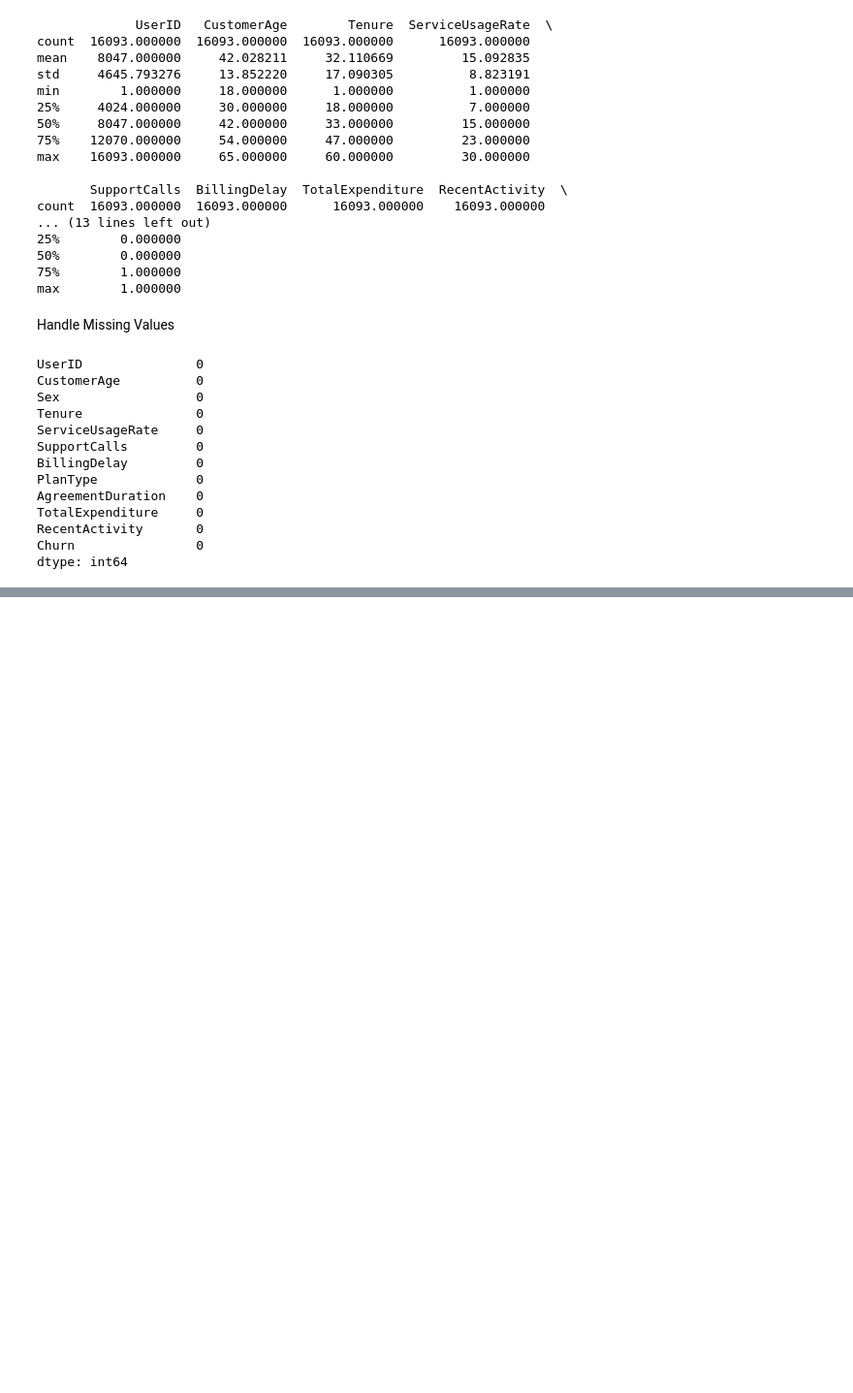
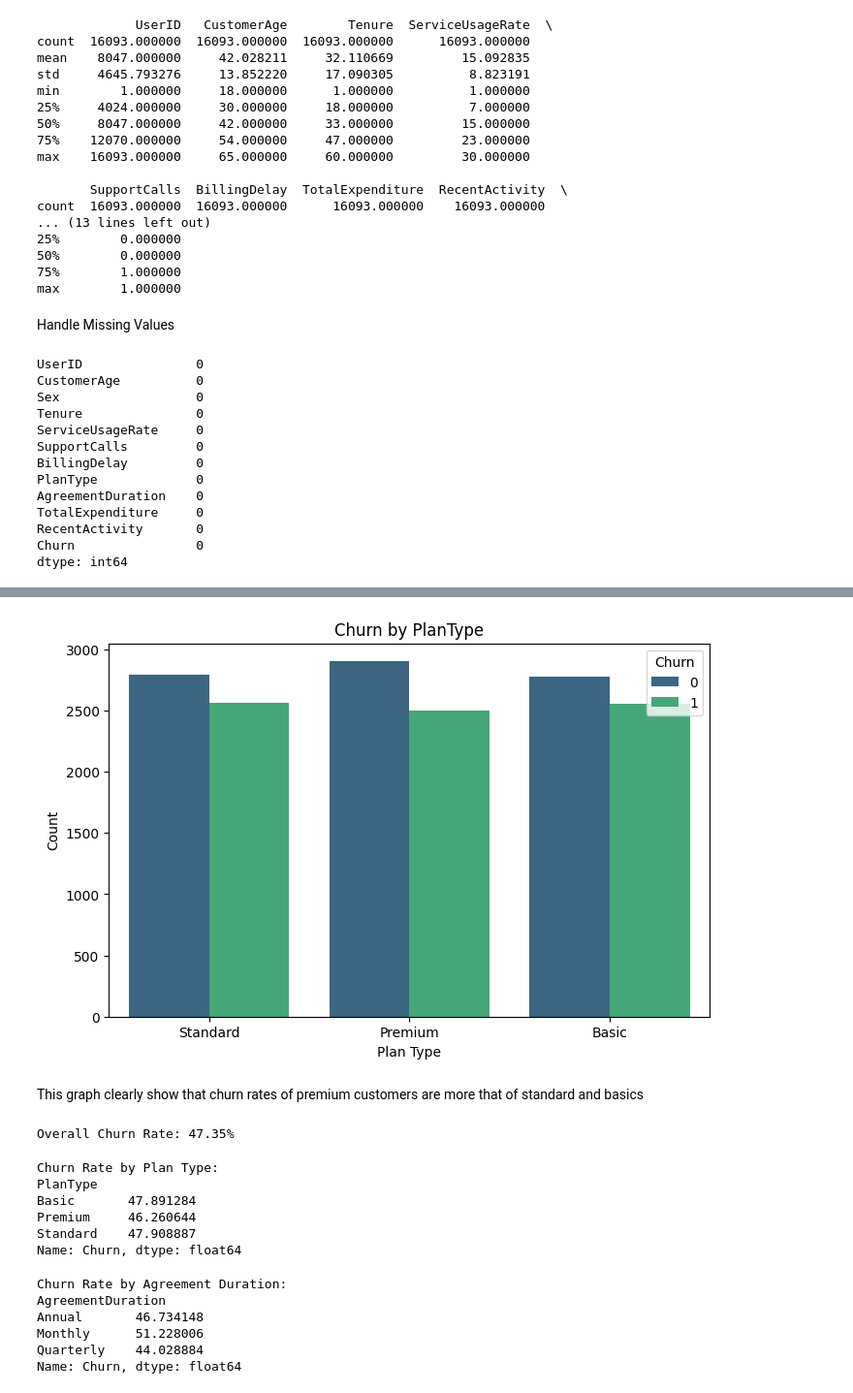
Before and after one commit to Palkush003/Blinkit-Churn-Rate-, a Jupyter notebook: Strategy_Storm.ipynb, the cells around one changed output, grey strips where cells are left out. Shown at 97% size. Cells and saved outputs as stored; diff of their text form; code cells hidden in the pictures; blank space fills up the shorter version.

```diff
--- a/Strategy_Storm.ipynb
+++ b/Strategy_Storm.ipynb
@@ -74,0 +163,45 @@ dtype: int64
+# %%
+# Bar chart for Churn by PlanType
+plt.figure(figsize=(8, 5))
+sns.countplot(data=data, x='PlanType', hue='Churn', palette='viridis')  # Replace 'Churn' and 'PlanType' with actual column names
+plt.title("Churn by PlanType")
+plt.xlabel("Plan Type")
+plt.ylabel("Count")
+plt.legend(title="Churn", loc='upper right')
+plt.show()
+# %% [output]
+[figure, added]
+# %% [markdown]
+This graph clearly show that churn rates of premium customers are more that of standard and basics
+# %%
+# Overall churn rate
+total_customers = len(data)
+churned_customers = data[data['Churn'] == 1]
+overall_churn_rate = len(churned_customers) / total_customers
+print(f"Overall Churn Rate: {overall_churn_rate:.2%}")
+# %% [output]
+Overall Churn Rate: 47.35%
+# %%
+# Churn rate by PlanType
+churn_by_plan = data.groupby('PlanType')['Churn'].mean()
+print("Churn Rate by Plan Type:")
+print((churn_by_plan)*100)
+# %% [output]
+Churn Rate by Plan Type:
+PlanType
+Basic       47.891284
+Premium     46.260644
+Standard    47.908887
+Name: Churn, dtype: float64
+# %%
+# Churn rate by AgreementDuration
+churn_by_agreement = data.groupby('AgreementDuration')['Churn'].mean()
+print("Churn Rate by Agreement Duration:")
+print((churn_by_agreement)*100)
+# %% [output]
+Churn Rate by Agreement Duration:
+AgreementDuration
+Annual       46.734148
+Monthly      51.228006
+Quarterly    44.028884
+Name: Churn, dtype: float64
```
Also changed, not shown: parts of 13 cells of this notebook.
